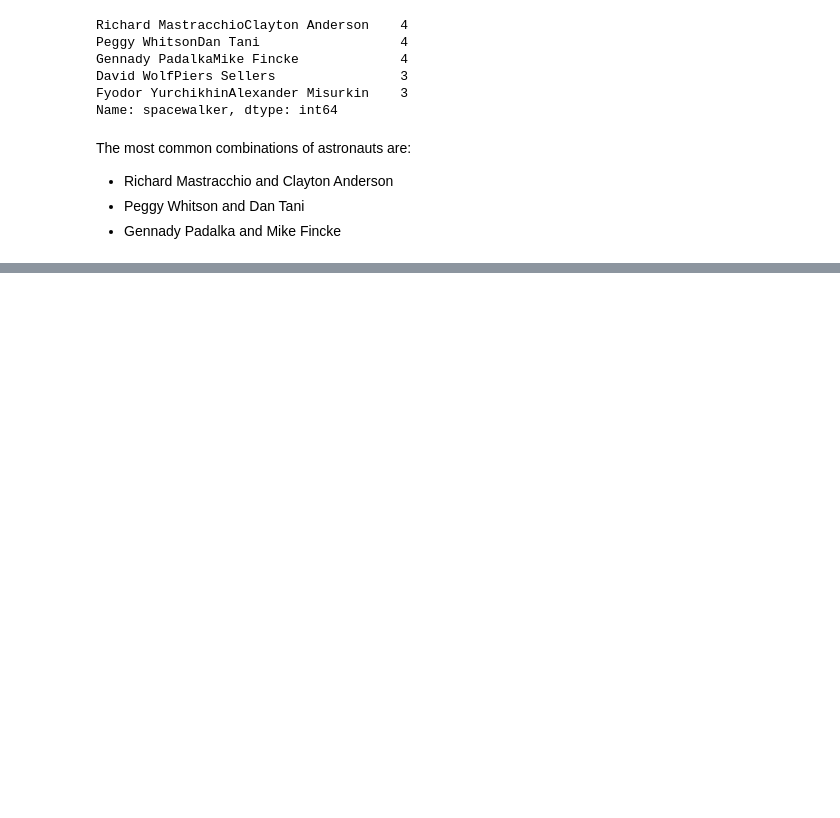
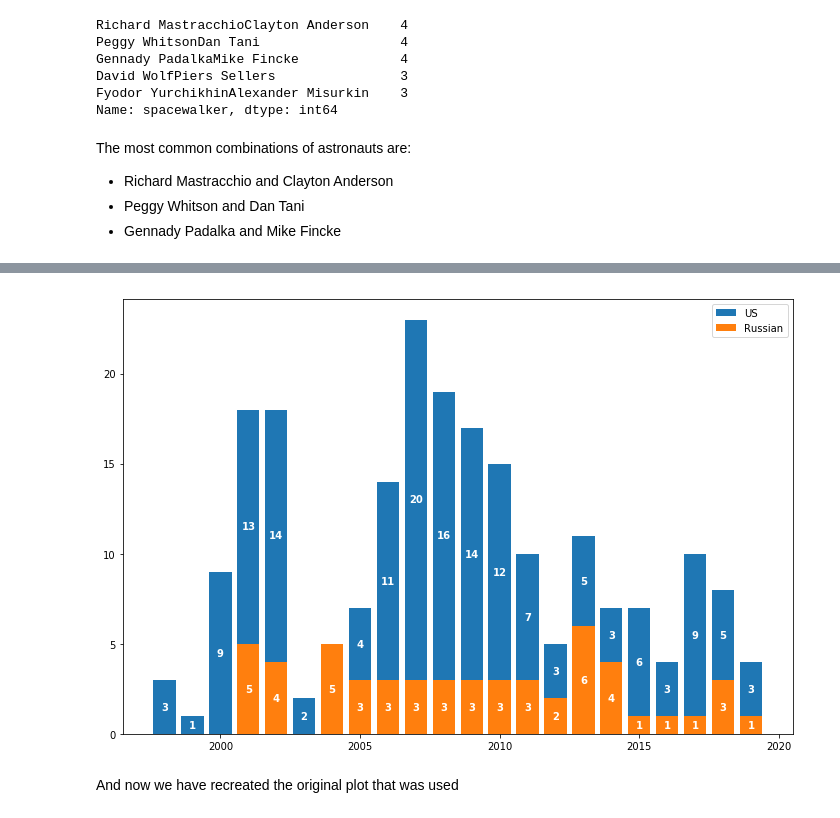
Before and after one commit to rebeccaebarnes/spacewalks, a Jupyter notebook: spacewalks.ipynb, the cells around one changed output, grey strips where cells are left out. Cells and saved outputs as stored; diff of their text form; code cells hidden in the pictures; blank space fills up the shorter version.

```diff
--- a/spacewalks.ipynb
+++ b/spacewalks.ipynb
@@ -1195,0 +1295,45 @@ The most common combinations of astronauts are:
+# %%
+# Get heights for the labels
+us_heights = us_walks/2 + rus_walks
+rus_heights = rus_walks/2
+# %%
+plt.figure(figsize=(12, 8))
+plt.bar(us_walks.index, us_walks, bottom=rus_walks, label='US')
+plt.bar(rus_walks.index, rus_walks, label='Russian')
+plt.legend()
+
+for x, y, label_height in zip(us_walks.index, us_walks, us_heights):
+    # No label for zeros
+    if y == 0:
+        label = ''
+    else:
+        label = "{}".format(y) # This is technically not needed in this case but keeping for reference
+
+    plt.annotate(label, # this is the text
+                 (x, label_height), # this is the point to label
+                 #textcoords="offset points", # how to position the text
+                 #xytext=(0,10), # distance from text to points (x,y)
+                 ha='center',
+                 va='center',
+                 color='white',
+                 weight='bold') # horizontal alignment can be left, right or center
+
+for x, y, label_height in zip(rus_walks.index, rus_walks, rus_heights):
+    # No label for zeros
+    if y == 0:
+        label = ''
+    else:
+        label = "{}".format(y)
+
+    plt.annotate(label, # this is the text
+                 (x, label_height), # this is the point to label
+                 #textcoords="offset points", # how to position the text
+                 #xytext=(0,10), # distance from text to points (x,y)
+                 ha='center',
+                 va='center',
+                 color='white',
+                 weight='bold')
+# %% [output]
+[figure, added]
+# %% [markdown]
+And now we have recreated the original plot that was used
```
Also changed, not shown: parts of 13 cells of this notebook.
